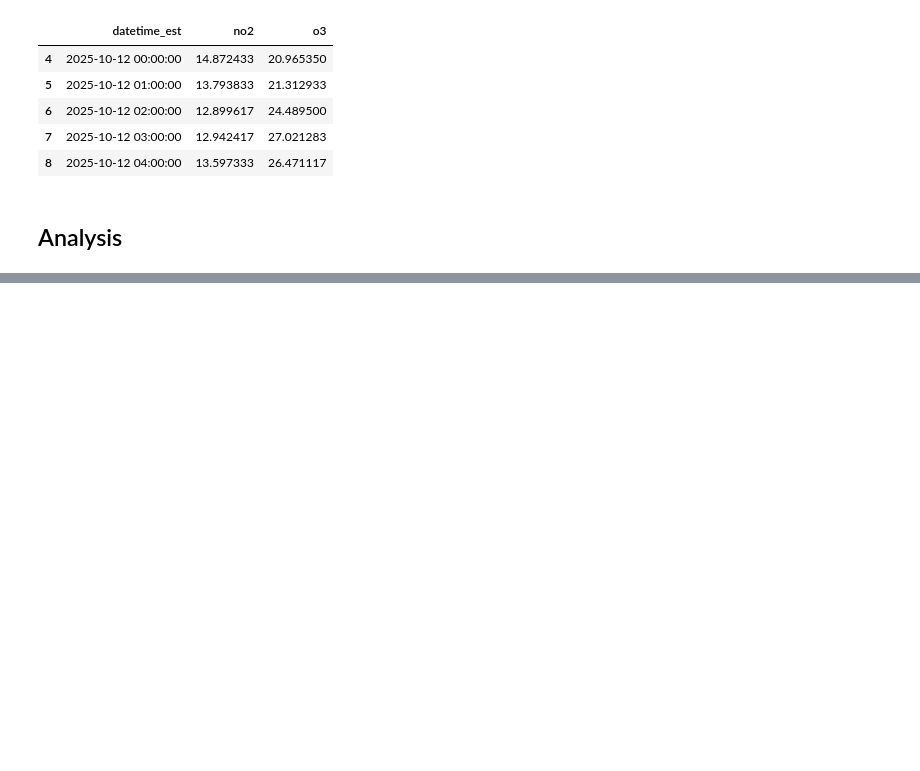
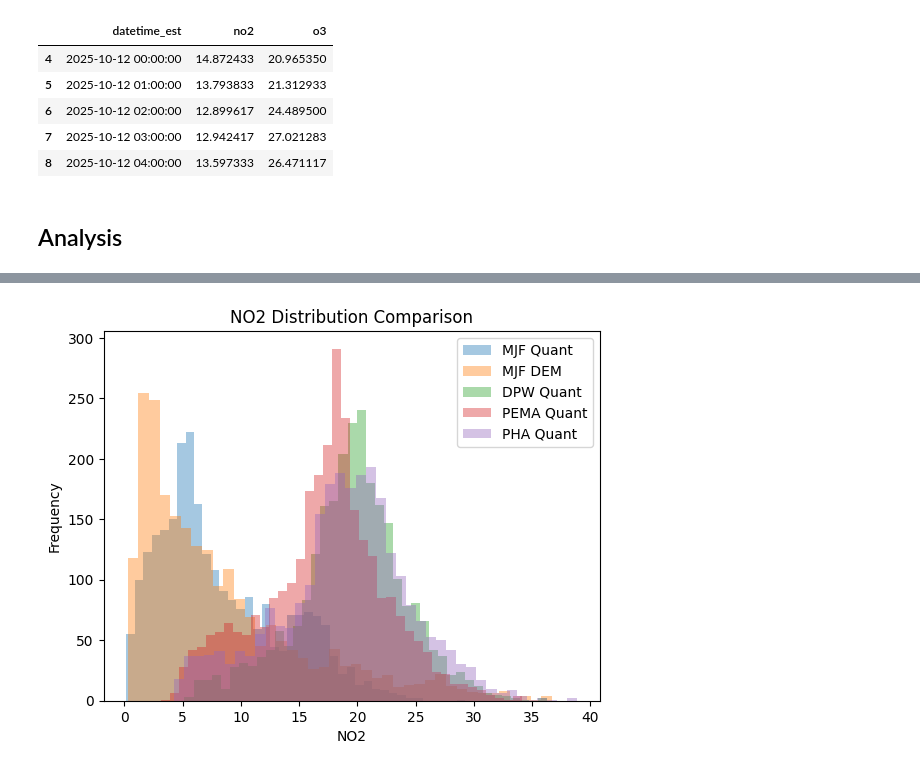
Before and after one commit to jacklardner/quant-reference-no2-distribution-comparison, a Jupyter notebook: primary analysis.ipynb, the cells around one changed output, grey strips where cells are left out. Saved outputs shown, nothing was run; the diff lists cells and outputs as text; code cells hidden in the pictures; blank space fills up the shorter version.

```diff
--- a/primary analysis.ipynb
+++ b/primary analysis.ipynb
@@ -244,3 +244,23 @@ pha_quant.head()
 | 8 | 2025-10-12 04:00:00 | 13.597333 | 26.471117 |
 # %% [markdown]
 ## Analysis
+# %%
+mjf_quant = mjf_quant.reset_index()
+mjf_dem = mjf_dem.reset_index()
+dpw_quant = dpw_quant.reset_index()
+pema_quant = pema_quant.reset_index()
+pha_quant = pha_quant.reset_index()
+
+mjf_quant["site"] = "MJF Quant"
+mjf_dem["site"] = "MJF DEM"
+dpw_quant["site"] = "DPW Quant"
+pema_quant["site"] = "PEMA Quant"
+pha_quant["site"] = "PHA Quant"
+
+all_data = pd.concat([
+    mjf_quant[["datetime_est","no2","site"]],
+    mjf_dem[["datetime_est","no2","site"]],
+    dpw_quant[["datetime_est","no2","site"]],
+    pema_quant[["datetime_est","no2","site"]],
+    pha_quant[["datetime_est","no2","site"]],
+])
@@ -246,0 +280,20 @@ pha_quant.head()
+# %%
+plt.figure()
+
+for df, label in [
+    (mjf_quant,"MJF Quant"),
+    (mjf_dem,"MJF DEM"),
+    (dpw_quant,"DPW Quant"),
+    (pema_quant,"PEMA Quant"),
+    (pha_quant,"PHA Quant")
+]:
+    plt.hist(df["no2"], bins=40, alpha=0.4, label=label)
+
+plt.xlabel("NO2")
+plt.ylabel("Frequency")
+plt.title("NO2 Distribution Comparison")
+plt.legend()
+
+plt.show()
+# %% [output]
+[figure, added]
```
Also changed, not shown: parts of 3 cells of this notebook.
